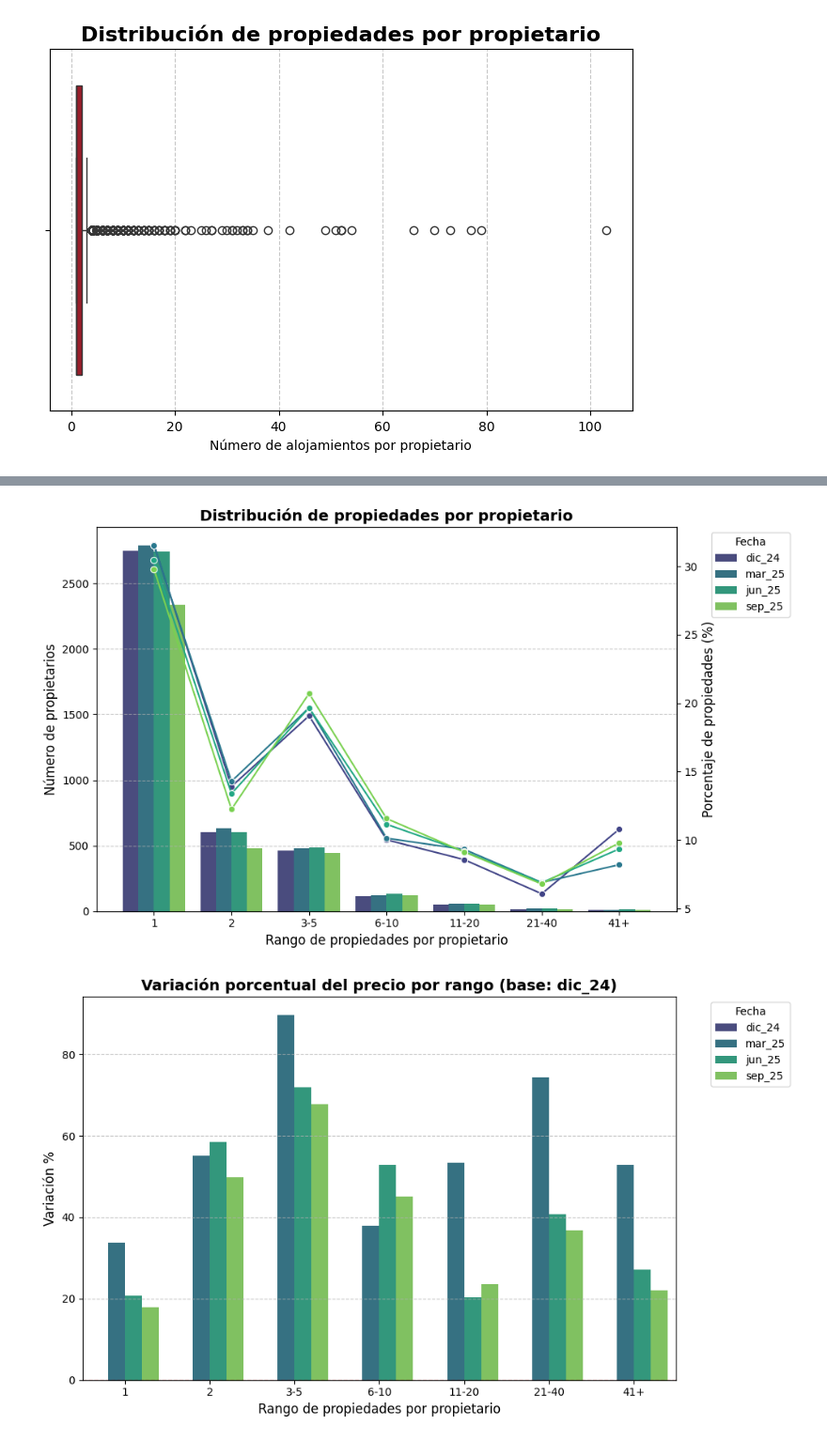
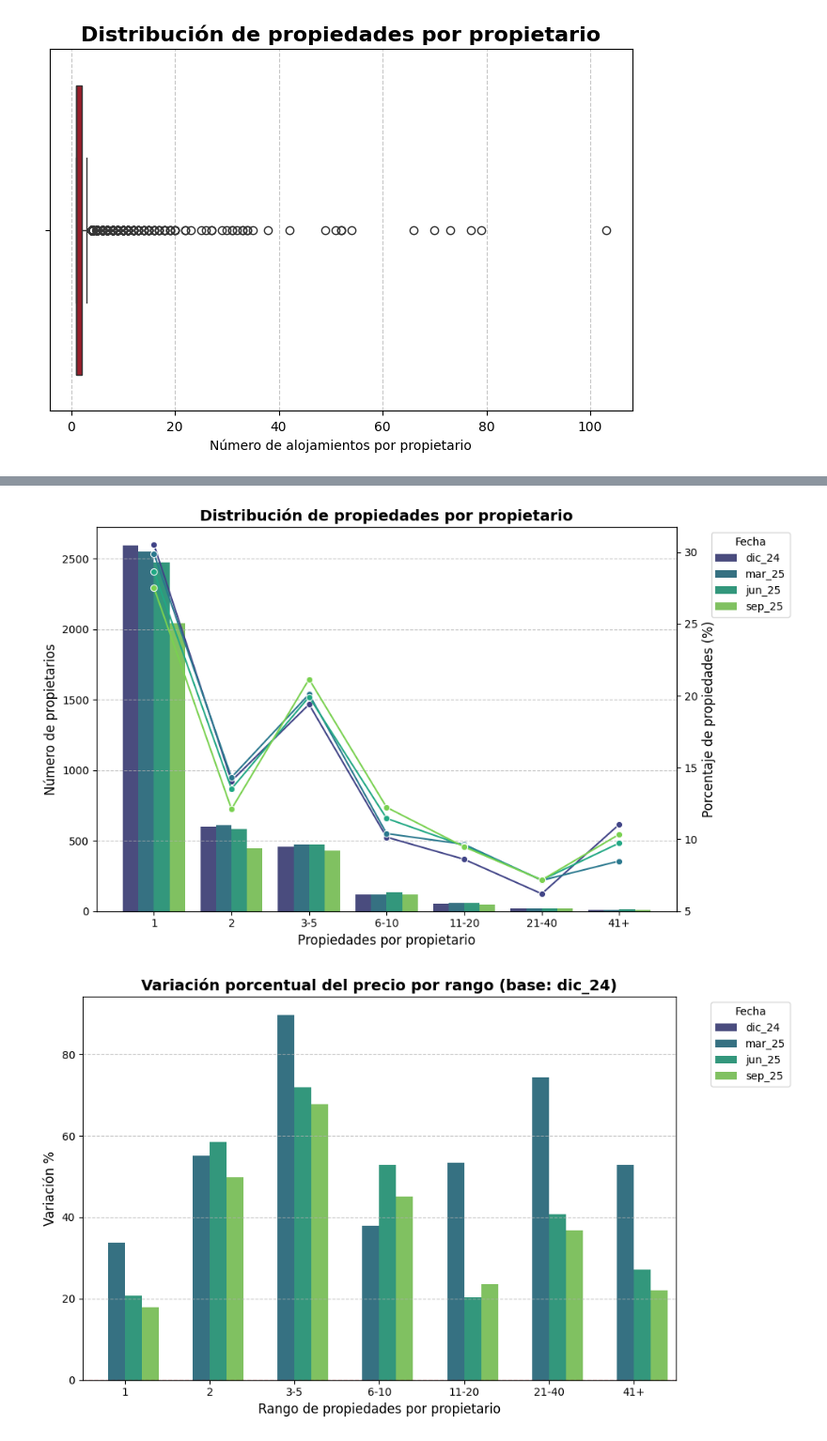
Before and after one commit to alandpal/EDA_AIRBNB, a Jupyter notebook: Notebook EDA.ipynb, the cells around one changed output, grey strips where cells are left out. Shown at 94% size. Drawn from its saved outputs; the diff is of its cells as text; code cells hidden in the pictures.

```diff
--- a/Notebook EDA.ipynb
+++ b/Notebook EDA.ipynb
@@ -371,3 +371,39 @@ plt.grid(axis='x', linestyle='--', alpha=0.7)
 plt.show()
 # %% [output]
 [figure]
+# %%
+# Es interesante cononcer también como se distribuye por barrio la propiedad de los alojamientos, es decir que tamaño de propietarios tienen alojamientos en cada barrio
+
+bins = [0, 1, 2, 5, 10, 20, 40, float("inf")]
+labels = ["1", "2", "3-5", "6-10", "11-20", "21-40", "41+"]
+
+df_sep_25["rango"] = pd.cut(
+    df_sep_25["calculated_host_listings_count"],
+    bins=bins,
+    labels=labels,
+    right=True
+)
+
+tabla = pd.crosstab(
+    df_sep_25["neighbourhood_group_cleansed"],
+    df_sep_25["rango"]
+)
+
+tabla = tabla.loc[tabla.sum(axis=1).sort_values(ascending=False).index]
+
+
+ax = tabla.plot(
+    kind="bar",
+    stacked=True,
+    figsize=(12,7),
+    colormap="viridis_r"
+)
+
+ax.set_ylabel("Número de Alojamientos")
+ax.set_xlabel("Distrito")
+ax.set_title("Distribución de Alojamientos por tamaño de propietario por barrios", fontsize=14, fontweight='bold')
+plt.xticks(rotation=45, ha='right')
+plt.legend(title="Propiedades por Propietario", bbox_to_anchor=(1.05, 1), loc='upper left')
+plt.grid(axis='y', linestyle='--', alpha=0.7)
+plt.tight_layout()
+plt.show()
@@ -397,7 +435,7 @@ df_Airbnb['fecha'] = pd.Categorical(df_Airbnb['fecha'], categories=orden_fechas,
 bins = [0, 1, 2, 5, 10, 20, 40, float("inf")]
 labels = ["1", "2", "3-5", "6-10", "11-20", "21-40", "41+"]
 
-alojamientos_por_propietario = df_Airbnb.groupby(["fecha", "host_id"], as_index=False)["calculated_host_listings_count"].max()
+alojamientos_por_propietario = df_Airbnb[["fecha", "host_id", "calculated_host_listings_count"]].drop_duplicates()
 
 alojamientos_por_propietario["rango"] = pd.cut(alojamientos_por_propietario["calculated_host_listings_count"],
     bins=bins,
@@ -415,35 +453,35 @@ fig, ax1 = plt.subplots(figsize=(10,6))
 
 sns.barplot(data=df_resumen_total,
     x="rango",
     y="propietarios",
     hue="fecha",
     ax=ax1,
     palette="viridis")
 
 ax1.set_ylabel("Número de propietarios", fontsize=12)
-ax1.set_xlabel("Rango de propiedades por propietario", fontsize=12)
+ax1.set_xlabel("Propiedades por propietario", fontsize=12)
 ax1.set_title("Distribución de propiedades por propietario", fontsize=14, fontweight='bold')
 ax1.grid(axis='y', linestyle='--', alpha=0.7)
 
 ax2 = ax1.twinx()
 
 sns.lineplot(data=df_resumen_total,
     x="rango",
     y="porcentaje_propiedades",
     hue="fecha",
     marker="o",
     ax=ax2,
     legend=False,
     palette="viridis")
 
 ax2.set_ylabel("Porcentaje de propiedades (%)", fontsize=12)
 
 ax1.legend(title="Fecha", bbox_to_anchor=(1.05, 1), loc="upper left")
 
 plt.tight_layout()
 plt.show()
 # %% [output]
-[figure, old version]
+[figure, new version]
 # %%
 # Como en los siguientes analisis vol a utilizar la columna precio, ya puedo eliminar las columnas que contengan valores no nulos
 # Esto es util para no distorsionar los resultados
```
Also changed, not shown: parts of 1 cell of this notebook.
